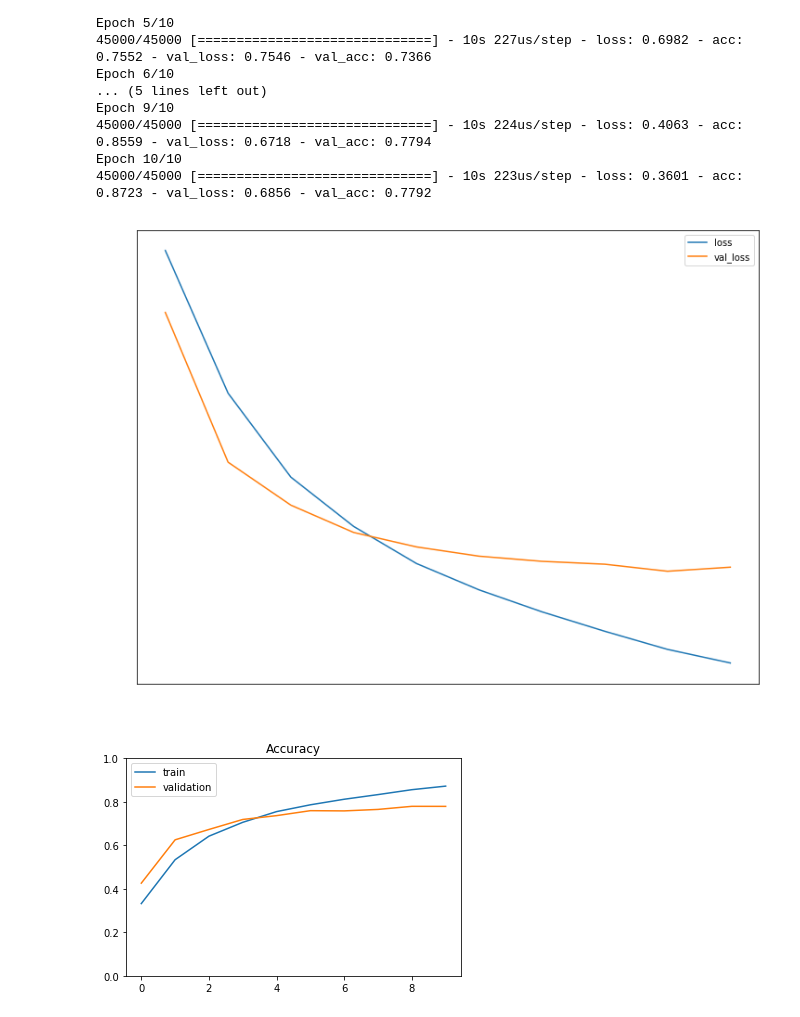
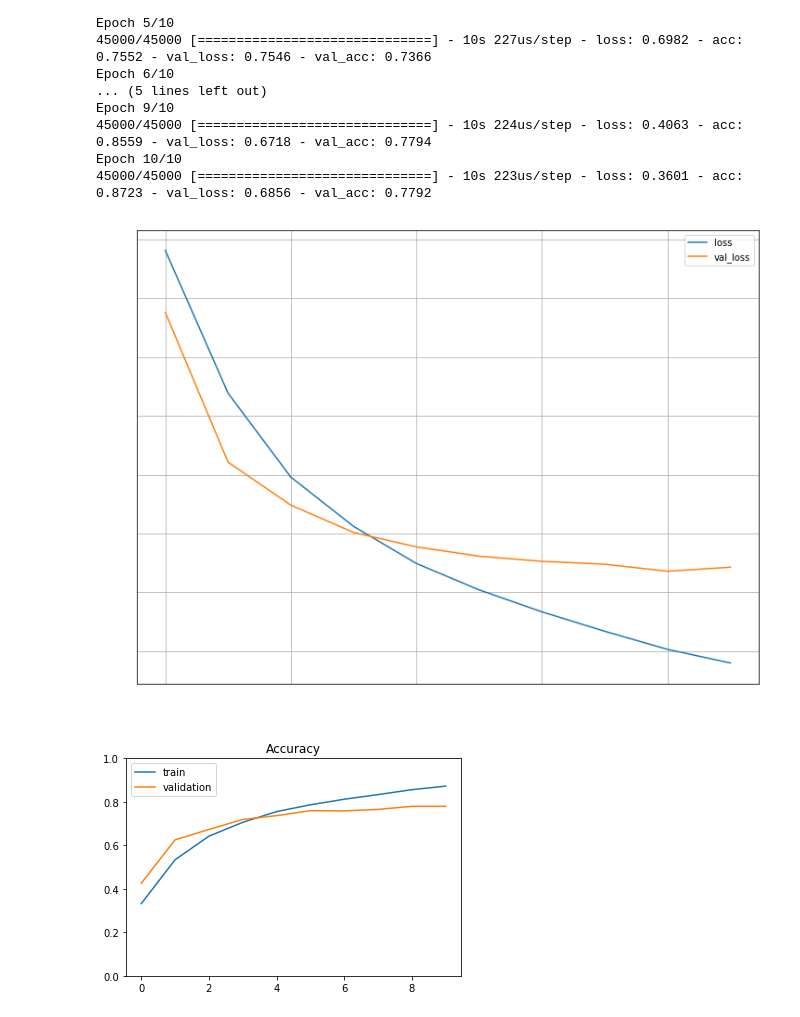
Before and after one commit to ninja18-pro-comp/kaggle, a Jupyter notebook: yagi_mete/cnn_sand.ipynb, the cells around one changed output. Saved outputs shown, nothing was run; the diff lists cells and outputs as text; code cells hidden in the pictures.

```diff
--- a/yagi_mete/cnn_sand.ipynb
+++ b/yagi_mete/cnn_sand.ipynb
@@ -176,17 +176,18 @@ Epoch 10/10
 # %%
 import numpy as np
 import matplotlib.pyplot as plt
 # 損失関数の値の推移
 epoch_array = np.array(range(nb_epoch))
 plt.figure(figsize=(12,9))
 plt.plot(epoch_array, history.history['loss'], history.history['val_loss'])
 plt.legend(['loss', 'val_loss'])
 plt.tick_params(colors='white')
 plt.xlabel("# of epoch",color="white")
 plt.ylabel("cost function",color="white")
+plt.grid()
 plt.show()
 # %% [output]
-[figure, old version]
+[figure, new version]
 # %%
 import numpy as np
 import matplotlib.pyplot as plt
```
Also changed, not shown: parts of 3 cells of this notebook, 2 other files.
